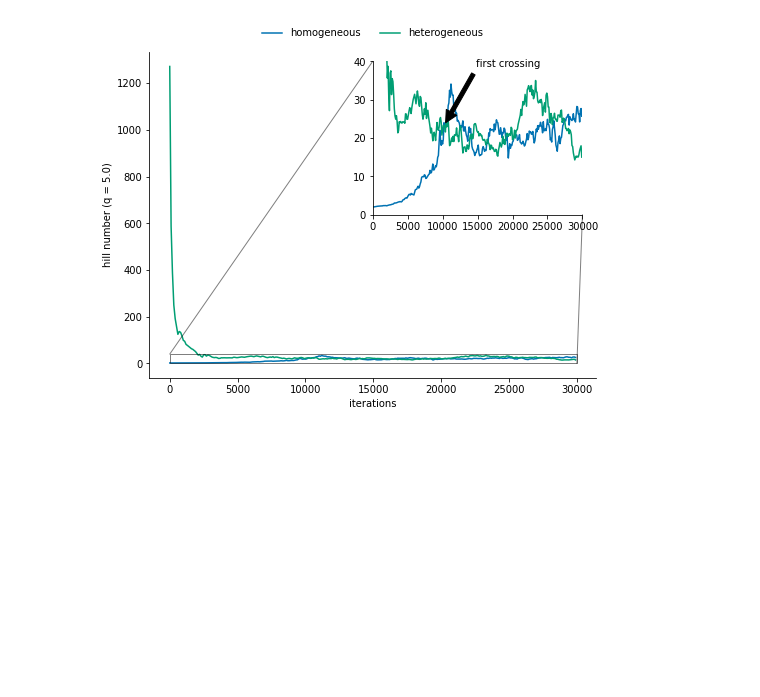
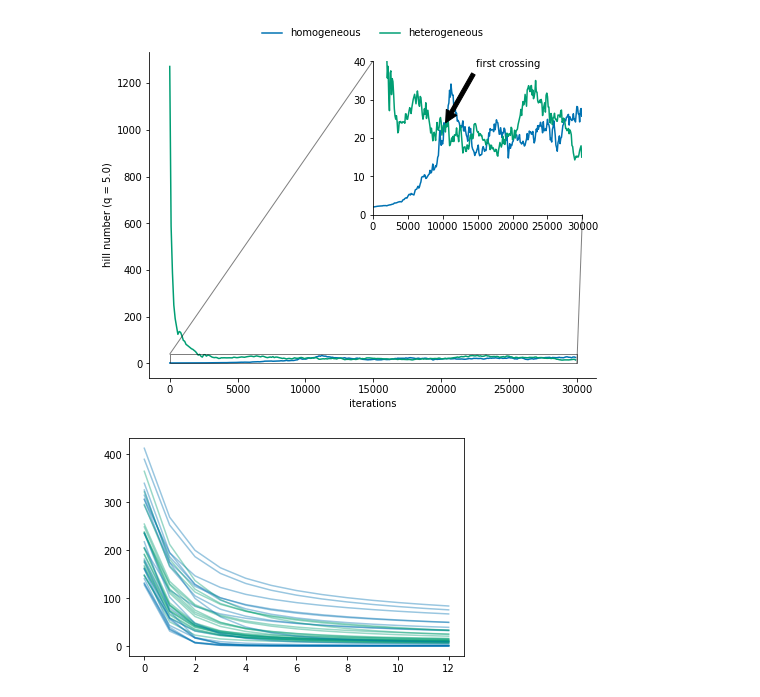
Before and after one commit to annenna4/Interplay-between-age-structure-and-cultural-transmission, a Jupyter notebook: notebooks/demo.ipynb, the cells around one changed output. Cells and saved outputs as stored; diff of their text form; code cells hidden in the pictures; blank space fills up the shorter version.

```diff
--- a/notebooks/demo.ipynb
+++ b/notebooks/demo.ipynb
@@ -69,0 +73,11 @@ Text(0.8, 0.95, 'first crossing')
+# %%
+data = PresimulatedDataset.load("../data/20210628143508.npz")
+
+hn = HillNumbers(q_step=0.25)
+# %%
+fig, ax = plt.subplots()
+
+for i, x in enumerate(hn(data.dataset)):
+    ax.plot(x, alpha=0.4, color=f"C{int(data.theta[i, 0] == 0.0)}")
+# %% [output]
+[figure, added]
```
Also changed, not shown: parts of 2 cells of this notebook.
